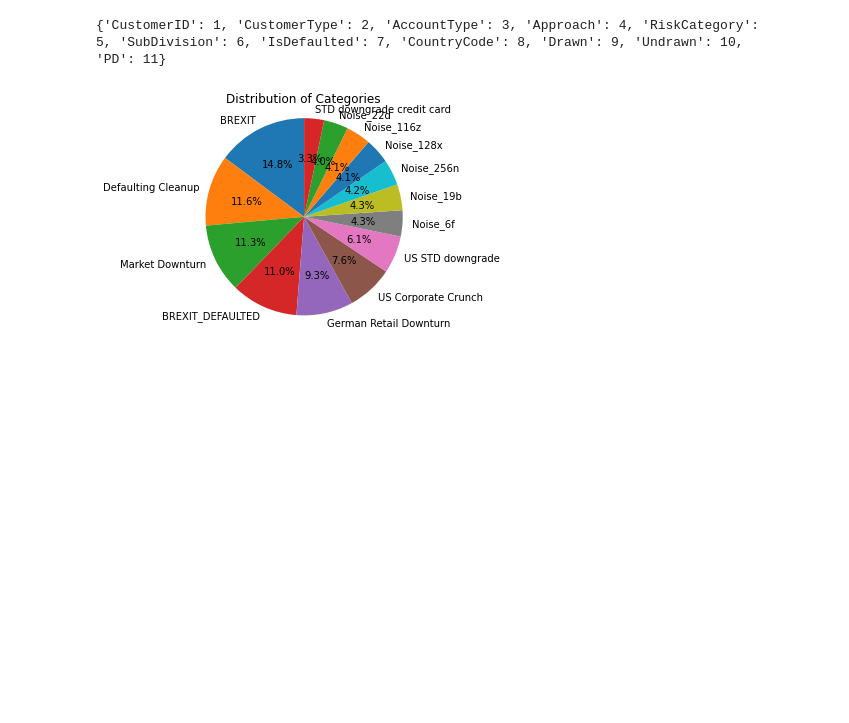
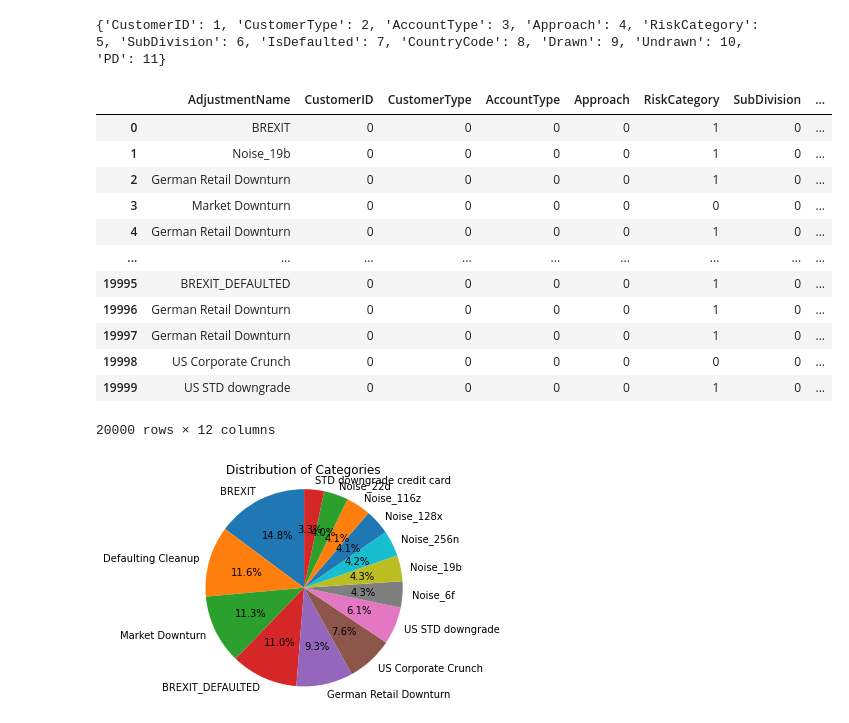
Before and after one commit to AbbyKatt/mycode, a Jupyter notebook: AI_Adjustments_Proto/Sample Data Creator.ipynb, the cells around one changed output. Drawn from its saved outputs; the diff is of its cells as text; code cells hidden in the pictures; blank space fills up the shorter version.

```diff
--- a/AI_Adjustments_Proto/Sample Data Creator.ipynb
+++ b/AI_Adjustments_Proto/Sample Data Creator.ipynb
@@ -26,15 +26,14 @@ FieldMapping={"CustomerID":CustomerID,"CustomerType":CustomerType,"RiskCategory"
 
 #Define adjustment rules
 AdjustmentRules=[]
-AdjustmentRules.append([[{"CustomerType":"Corporate"},{"RiskCategory":"High"}],["PD",0.75,"Market Downturn"]])
-AdjustmentRules.append([[{"RiskCategory":"High"},{"IsDefaulted":"1"}],["CustomerType","Debt Recovery","Defaulting Cleanup"]])
-AdjustmentRules.append([[{"CountryCode":"GB"},{"IsDefaulted":"0"}],["RiskCategory","Medium","BREXIT"]])
-AdjustmentRules.append([[{"CountryCode":"GB"},{"IsDefaulted":"1"}],["RiskCategory","High","BREXIT_DEFAULTED"]])
-AdjustmentRules.append([[{"CountryCode":"DE"},{"CustomerType":"Retail"}],["RiskCategory","Medium","German Retail Downturn"]])
-AdjustmentRules.append([[{"CustomerType":"Corporate"},{"CountryCode":"US"}],["PD",0.75,"US Corporate Crunch"]])
-AdjustmentRules.append([[{"CustomerType":"Corporate"},{"CountryCode":"US"}],["PD",0.75,"US Corporate Crunch"]])
-AdjustmentRules.append([[{"Approach":"STD"},{"CountryCode":"US"}],["RiskCategory","High","US STD downgrade"]])
-AdjustmentRules.append([[{"AccountType":"Credit Card"}],["RiskCategory","High","STD downgrade credit card"]])
+AdjustmentRules.append([[{"CustomerType":"Corporate"},{"RiskCategory":"High"}],"Market Downturn",[["PD",0.75]]])
+AdjustmentRules.append([[{"RiskCategory":"High"},{"IsDefaulted":"1"}],"Defaulting Cleanup",[["CustomerType","Debt Recovery"]]])
+AdjustmentRules.append([[{"CountryCode":"GB"},{"IsDefaulted":"0"}],"BREXIT",[["RiskCategory","Medium"]]])
+AdjustmentRules.append([[{"CountryCode":"GB"},{"IsDefaulted":"1"}],"BREXIT_DEFAULTED",[["RiskCategory","High"]]])
+AdjustmentRules.append([[{"CountryCode":"DE"},{"CustomerType":"Retail"}],"German Retail Downturn",[["RiskCategory","Medium"]]])
+AdjustmentRules.append([[{"CustomerType":"Corporate"},{"CountryCode":"US"}],"US Corporate Crunch",[["PD",0.75]]])
+AdjustmentRules.append([[{"Approach":"STD"},{"CountryCode":"US"}],"US STD downgrade",[["RiskCategory","High"]]])
+AdjustmentRules.append([[{"AccountType":"Credit Card"}],"STD downgrade credit card",[["RiskCategory","High"]]])
 # %%
 #Generate random data with Adjustment rules applied
 import pandas as pd
@@ -53,7 +52,8 @@ def GetRandomFieldValue(field):
 def ValidateGetAdjustmentRule(row):
     for rule in AdjustmentRules:
         criteria=rule[0]
-        adjustment=rule[1]
+        comment=rule[1]
+        adjustments=rule[2]
 
         #Check all criteria match
         allMatch=True
@@ -67,9 +67,9 @@ def ValidateGetAdjustmentRule(row):
                 allMatch=False
 
         if allMatch:
-            return allMatch,adjustment
+            return True,comment,adjustments
 
-    return False,[]
+    return False,"",[]
 
 #Accrue an adjustment mask for training
 AdjustmentMask=[]
@@ -108,51 +108,72 @@ for index, row in df.iterrows():
     RowMask=[""]+[0]*len(AdjustableFields)
 
     #Check if this row matches any adjustment rule
-    matchesRule,rule = ValidateGetAdjustmentRule(row)
+    matchesRule,comment,rules = ValidateGetAdjustmentRule(row)
 
     #APPLY ADJUSTMENTS--------------------------------------
     if adjField not in NumericFields and adjField not in RatioFields:
 
         if matchesRule:
 
-            #Split rule dictionary into key and value
+            #Copy row for multi row adjustments
+            dupeRow=row.copy()
+
+
+
+            #Apply first rule to the base rowset
+            rule=rules[0]
+            ruleComment=comment
             ruleTarget=rule[0]
             ruleValue=rule[1]
-            ruleComment=rule[2]
             df["AdjustmentName"][index]=ruleComment
             df["AdjustedField"][index]=ruleTarget
             df["NewVal"][index]=ruleValue
 
             #Update current rowMask
             RowMask[MaskMapping[ruleTarget]]=1
             RowMask[0]=ruleComment
 
         else:
             #Update current rowMask
             RowMask[MaskMapping[adjField]]=1
             RowMask[0]=df["AdjustmentName"][index]
 
             #Random "noise" adjustments
             df["NewVal"][index]=GetRandomFieldValue(adjField)
 
         #Accrue row masks --------------------------------------
         AdjustmentMask.append(RowMask)
 
 # #Reshuffle the numeric fields to the start
 df=df.reindex(columns=SpecialFields+NumericFields+RatioFields+SampleFields+AuditFields)
 
 #Remove OldVal Field
 df=df.drop(columns=["OldVal"])
 
 # #Write to CSV file
 df.to_csv("SampleData.csv",index=False)
-#df
+
 
 #Make Adustment Mask dataframe
 dfMask=pd.DataFrame(AdjustmentMask,columns=["AdjustmentName"]+AdjustableFields)
 dfMask.to_csv("AdjustmentMask.csv",index=False)
+
+dfMask
 # %% [output]
 {'CustomerID': 1, 'CustomerType': 2, 'AccountType': 3, 'Approach': 4, 'RiskCategory': 5, 'SubDivision': 6, 'IsDefaulted': 7, 'CountryCode': 8, 'Drawn': 9, 'Undrawn': 10, 'PD': 11}
+|  | AdjustmentName | CustomerID | CustomerType | AccountType | Approach | RiskCategory | SubDivision | ... |
+| 0 | BREXIT | 0 | 0 | 0 | 0 | 1 | 0 | ... |
+| 1 | Noise_19b | 0 | 0 | 0 | 0 | 1 | 0 | ... |
+| 2 | German Retail Downturn | 0 | 0 | 0 | 0 | 1 | 0 | ... |
+| 3 | Market Downturn | 0 | 0 | 0 | 0 | 0 | 0 | ... |
+| 4 | German Retail Downturn | 0 | 0 | 0 | 0 | 1 | 0 | ... |
+| ... | ... | ... | ... | ... | ... | ... | ... | ... |
+| 19995 | BREXIT_DEFAULTED | 0 | 0 | 0 | 0 | 1 | 0 | ... |
+| 19996 | German Retail Downturn | 0 | 0 | 0 | 0 | 1 | 0 | ... |
+| 19997 | German Retail Downturn | 0 | 0 | 0 | 0 | 1 | 0 | ... |
+| 19998 | US Corporate Crunch | 0 | 0 | 0 | 0 | 0 | 0 | ... |
+| 19999 | US STD downgrade | 0 | 0 | 0 | 0 | 1 | 0 | ... |
+20000 rows × 12 columns
 # %%
 import matplotlib.pyplot as plt
 # Replace 'Category' with the field you want to visualize
```
Also changed, not shown: 2 other files.
